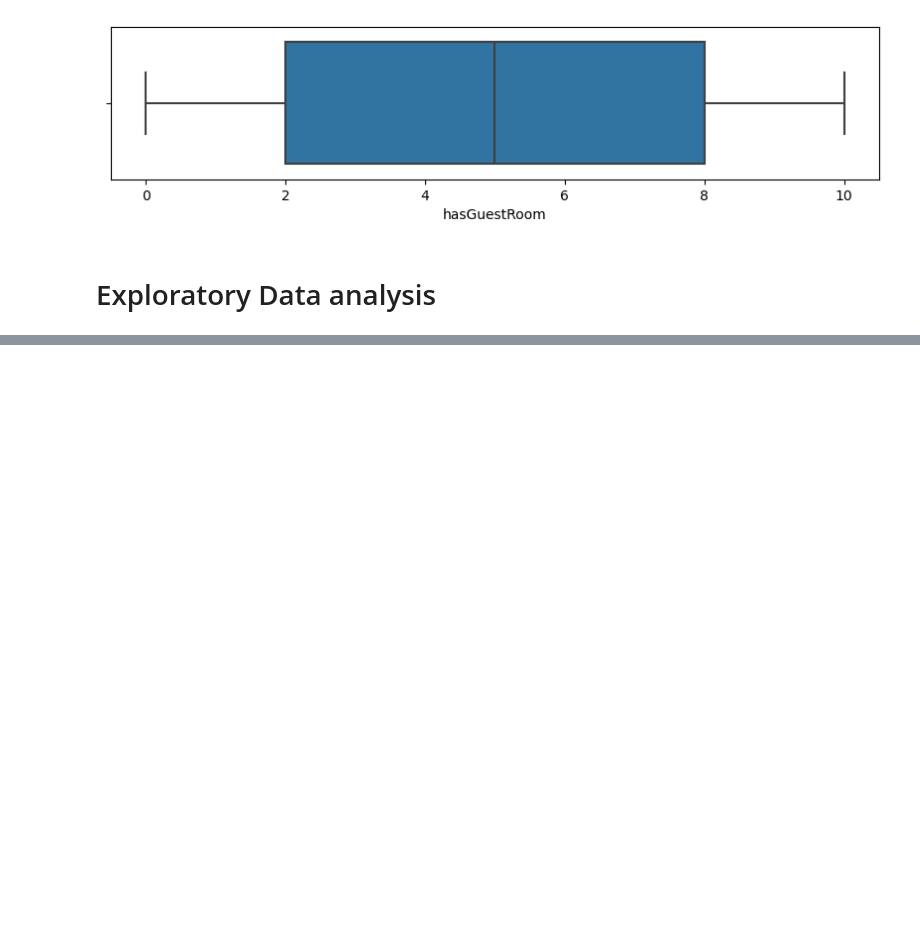
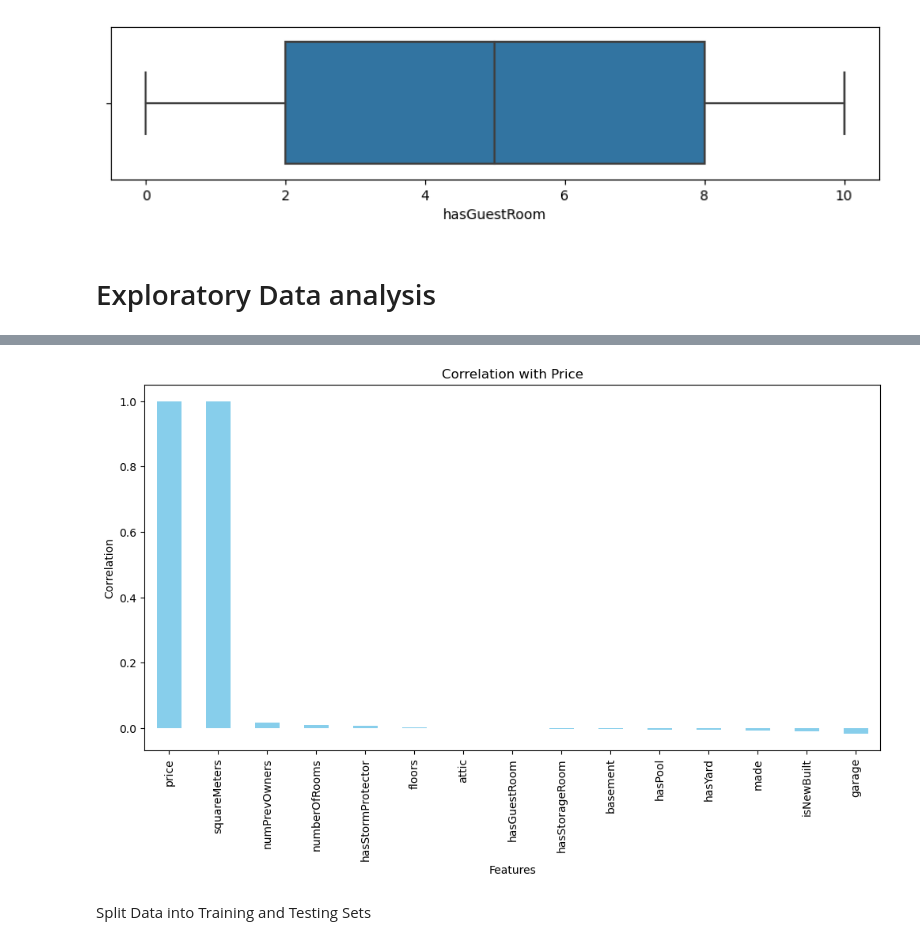
Before and after one commit to Tile28/Phase-2-Group-Project, a Jupyter notebook: Paris housing prediction model.ipynb, the cells around one changed output, grey strips where cells are left out. Drawn from its saved outputs; the diff is of its cells as text; code cells hidden in the pictures; blank space fills up the shorter version.

```diff
--- a/Paris housing prediction model.ipynb
+++ b/Paris housing prediction model.ipynb
@@ -335,0 +383,12 @@ Text(0.5, 0.98, 'Distribution after Log transfomation')
+# %%
+correlation_with_price = new_df.corr()['price'].sort_values(ascending=False)
+
+correlation_with_price.plot(kind='bar', figsize=(12, 6), color='skyblue')
+plt.title('Correlation with Price')
+plt.xlabel('Features')
+plt.ylabel('Correlation')
+plt.show()
+# %% [output]
+[figure, added]
+# %% [markdown]
+Split Data into Training and Testing Sets
```
Also changed, not shown: parts of 9 cells of this notebook.
